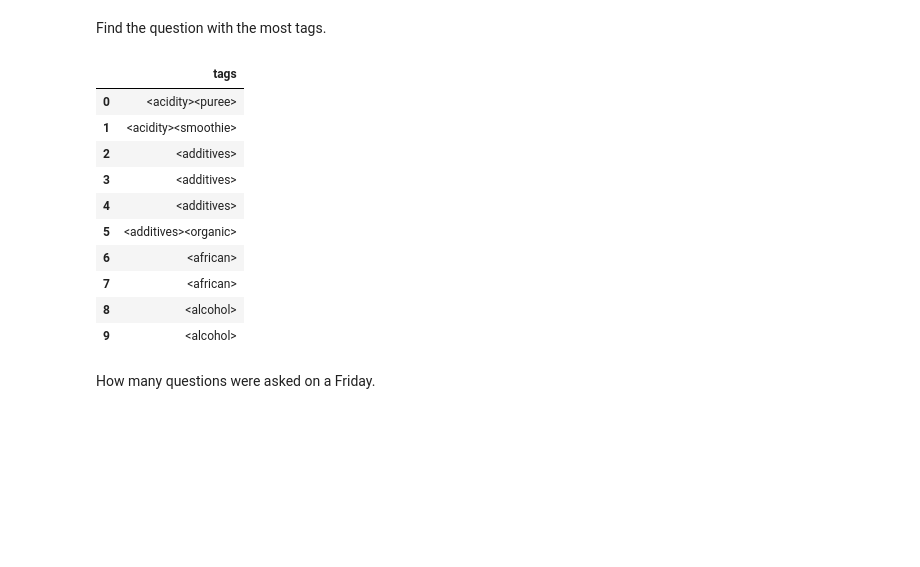
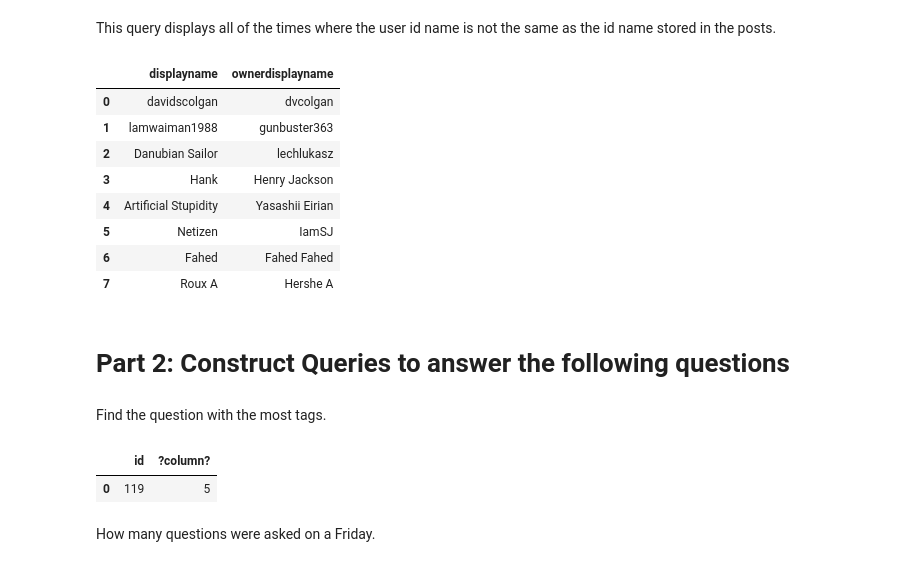
Before and after one commit to CrypticSloth/SchoolWork, a Jupyter notebook: CSCI340Databases/Project2/psqlWithLanguage.ipynb, the cells around one changed output. Drawn from its saved outputs; the diff is of its cells as text; code cells hidden in the pictures; blank space fills up the shorter version.

Commit message:
Finished part 1 and 2.1

```diff
--- a/CSCI340Databases/Project2/psqlWithLanguage.ipynb
+++ b/CSCI340Databases/Project2/psqlWithLanguage.ipynb
@@ -43,21 +37,36 @@ Now we can use python to do stuff with the data
+# %% [markdown]
+This query displays all of the times where the user id name is not the same as the id name stored in the posts.
+# %%
+pd.read_sql_query(
+    '''
+    SELECT displayname,ownerdisplayname FROM users
+      INNER JOIN posts ON users.id = owneruserid
+      WHERE displayname <> ownerdisplayname;
+    '''
+    ,engine)
+# %% [output]
+|  | displayname | ownerdisplayname |
+| 0 | davidscolgan | dvcolgan |
+| 1 | lamwaiman1988 | gunbuster363 |
+| 2 | Danubian Sailor | lechlukasz |
+| 3 | Hank | Henry Jackson |
+| 4 | Artificial Stupidity | Yasashii Eirian |
+| 5 | Netizen | IamSJ |
+| 6 | Fahed | Fahed Fahed |
+| 7 | Roux A | Hershe A |
+# %% [markdown]
+# Part 2: Construct Queries to answer the following questions
 # %% [markdown]
 Find the question with the most tags.
 # %%
 pd.read_sql_query(
-    'SELECT tags FROM posts ORDER BY tags ASC LIMIT 10;'
+    '''
+    SELECT id,char_length(tags) - char_length(replace(tags,'<','')) FROM posts where tags ~ '[^0-9]' ORDER BY 2 desc LIMIT 1
+    '''
     ,engine)
 # %% [output]
-|  | tags |
-| 0 | <acidity><puree> |
-| 1 | <acidity><smoothie> |
-| 2 | <additives> |
-| 3 | <additives> |
-| 4 | <additives> |
-| 5 | <additives><organic> |
-| 6 | <african> |
-| 7 | <african> |
-| 8 | <alcohol> |
-| 9 | <alcohol> |
+|  | id | ?column? |
+| 0 | 119 | 5 |
 # %% [markdown]
 How many questions were asked on a Friday.
 # %%
```
Also changed, not shown: parts of 11 cells of this notebook.
